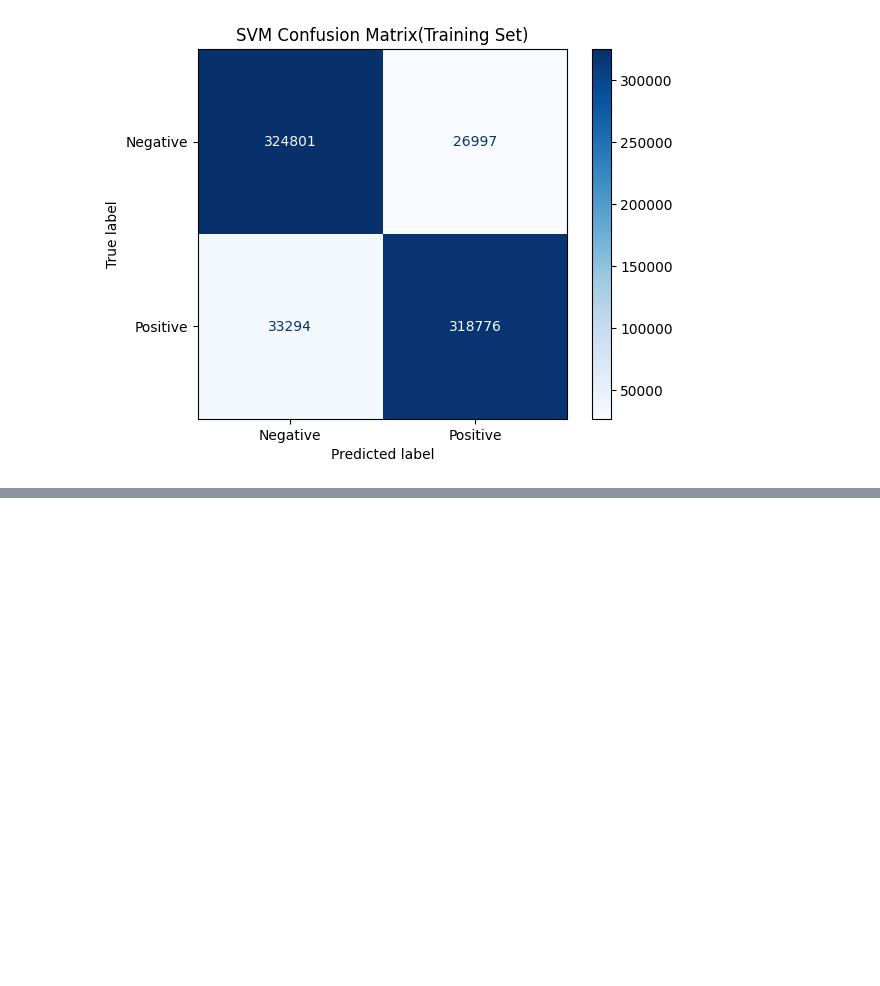
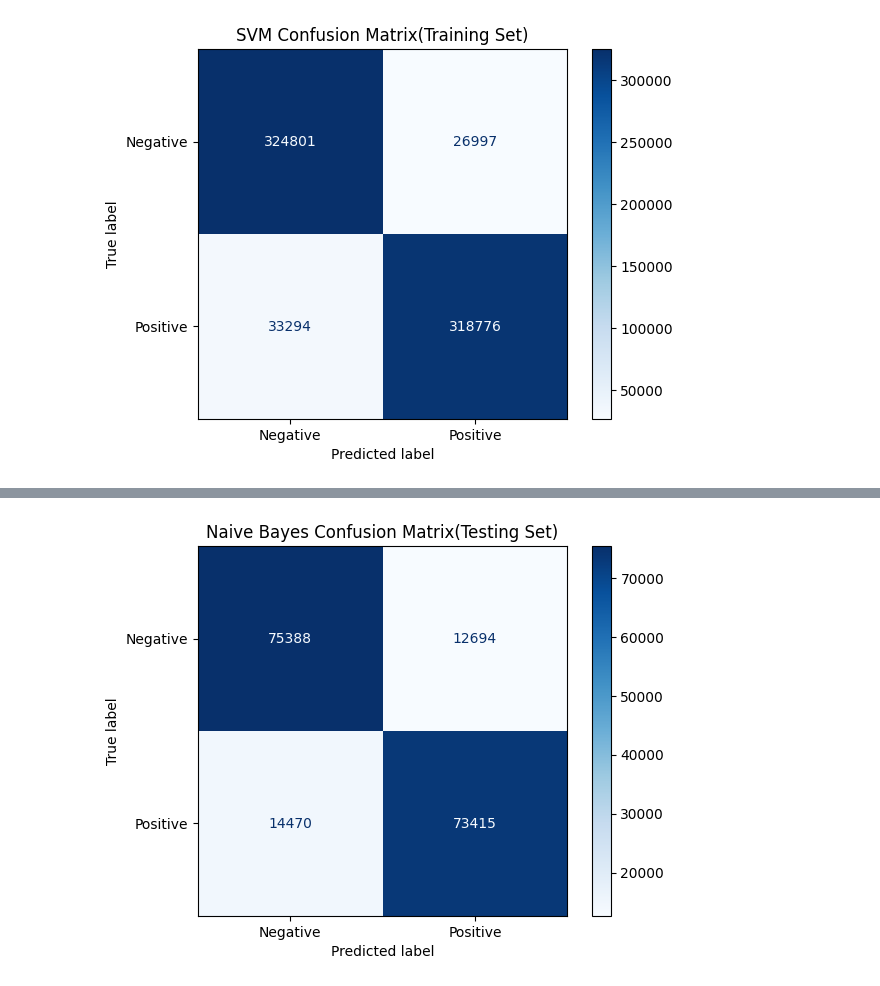
Before and after one commit to rnimisha/youtube-comment-analyzer, a Jupyter notebook: notebook/training/tfidf.ipynb, the cells around one changed output, grey strips where cells are left out. Drawn from its saved outputs; the diff is of its cells as text; code cells hidden in the pictures; blank space fills up the shorter version.

Commit message:
feat: train naive bayes  without hyper parameter tuning

```diff
--- a/notebook/training/tfidf.ipynb
+++ b/notebook/training/tfidf.ipynb
@@ -158,0 +162,3 @@ plt.show()
+# %%
+nb = MultinomialNB()
+nb.fit(X_train, y_train)
@@ -158,0 +193,8 @@ plt.show()
+# %%
+ConfusionMatrixDisplay.from_estimator(
+    nb, X_test, y_test, display_labels=["Negative", "Positive"], cmap="Blues"
+)
+plt.title("Naive Bayes Confusion Matrix(Testing Set)")
+plt.show()
+# %% [output]
+[figure, added]
```
Also changed, not shown: parts of 6 cells of this notebook.
